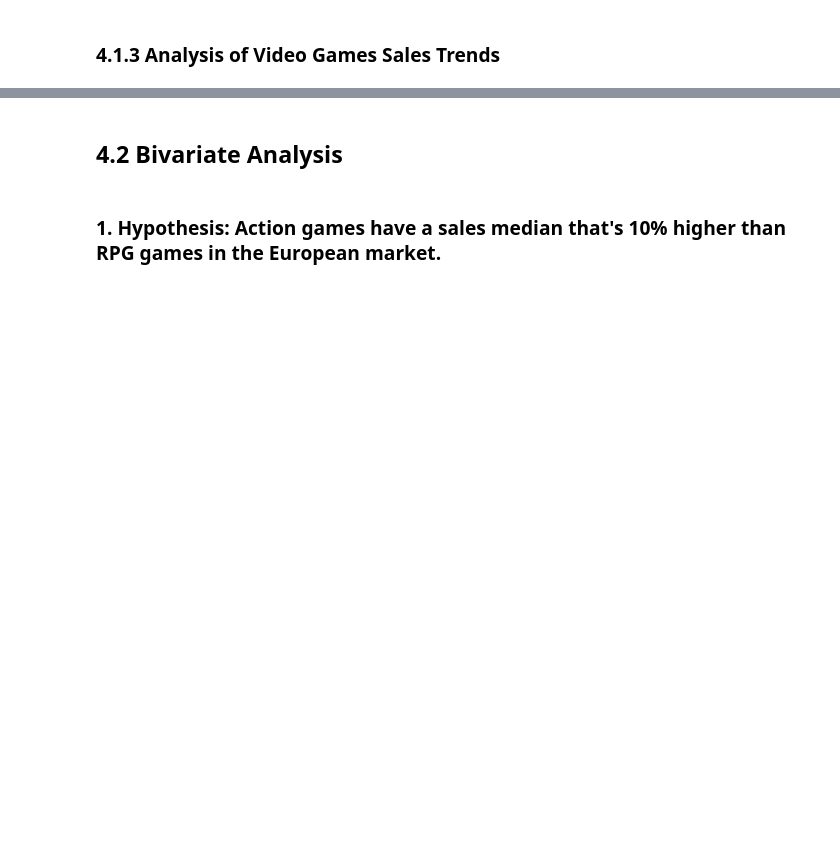
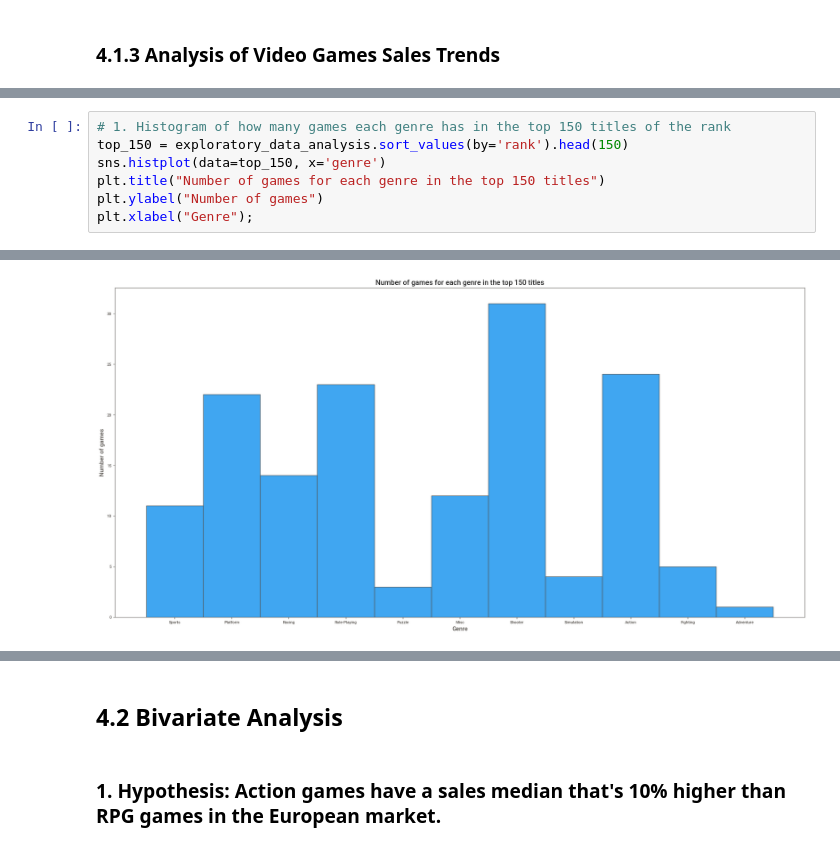
Before and after one commit to SamuelOliveirads/video-games-analysis, a Jupyter notebook: notebooks/v1.2_exploratory_data_analysis.ipynb, the cells around one changed output, grey strips where cells are left out. Cells and saved outputs as stored; diff of their text form; blank space fills up the shorter version.

```diff
--- a/notebooks/v1.2_exploratory_data_analysis.ipynb
+++ b/notebooks/v1.2_exploratory_data_analysis.ipynb
@@ -116,0 +83,8 @@ plt.show();
+# %%
+# 1. Histogram of how many games each genre has in the top 150 titles of the rank
+top_150 = exploratory_data_analysis.sort_values(by='rank').head(150)
+sns.histplot(data=top_150, x='genre')
+plt.title("Number of games for each genre in the top 150 titles")
+plt.ylabel("Number of games")
+plt.xlabel("Genre");
+# %% [output]
@@ -116,0 +92 @@ plt.show();
+[figure, added]
```
Also changed, not shown: parts of 18 cells of this notebook.
